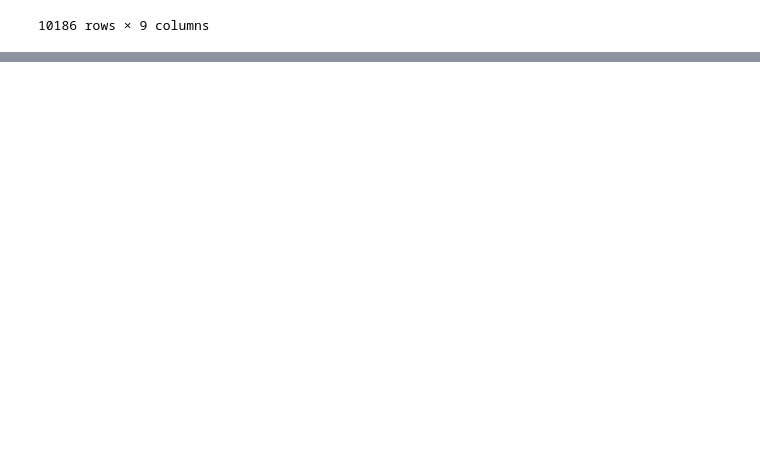
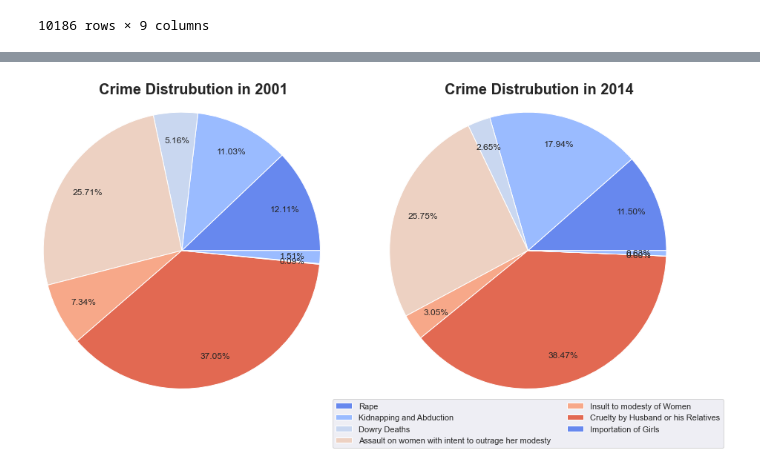
Before and after one commit to kiara-jacob/CrimeDataAnalysis, a Jupyter notebook: Crimes Against Women In India (2001-2014).ipynb, the cells around one changed output, grey strips where cells are left out. Saved outputs shown, nothing was run; the diff lists cells and outputs as text; code cells hidden in the pictures; blank space fills up the shorter version.

```diff
--- a/Crimes Against Women In India (2001-2014).ipynb
+++ b/Crimes Against Women In India (2001-2014).ipynb
@@ -392,0 +391,20 @@ for p in bar.patches:
+# %%
+f,(ax1,ax2)=plt.subplots(1,2)
+f.set_figheight(12)
+f.set_figwidth(12)
+
+colors = sns.color_palette('coolwarm')
+ax1.pie(year_df.iloc[0],autopct='%1.2f%%', colors=colors,radius=1.5, pctdistance=0.80, center=(1,0),counterclock=True)
+ax1.text(0.1,1.7,"Crime Distrubution in 2001",fontweight='bold',fontsize=20)
+ax2.pie(year_df.iloc[13],autopct='%1.2f%%', colors=colors,radius=1.5, pctdistance=0.80, center=(1,0),counterclock=True)
+plt.text(0.1,1.7,"Crime Distrubution in 2014",fontweight='bold',fontsize=20)
+plt.legend(loc="center", bbox_to_anchor=(0.5, -0.25), ncol= 2, labels=crimes)
+f.tight_layout()
+plt.subplots_adjust(left=0.1,
+                    bottom=0.1,
+                    right=1,
+                    top=1,
+                    wspace=0.5,
+                    hspace=0.5)
+# %% [output]
+[figure, added]
```
Also changed, not shown: parts of 37 cells of this notebook.
